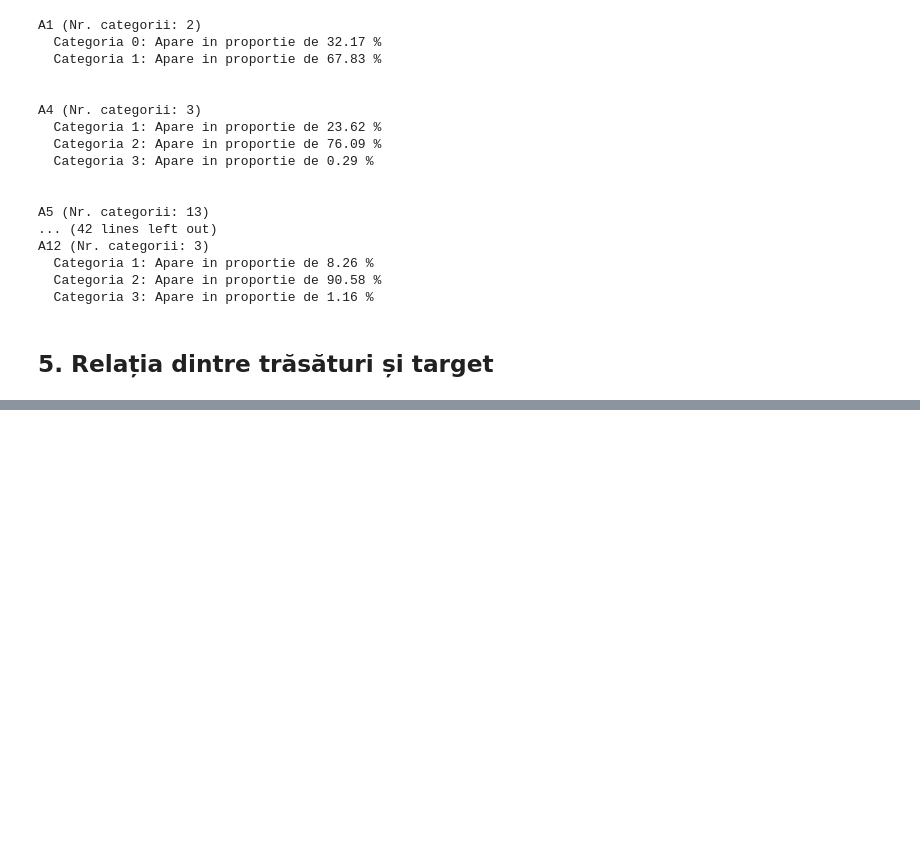
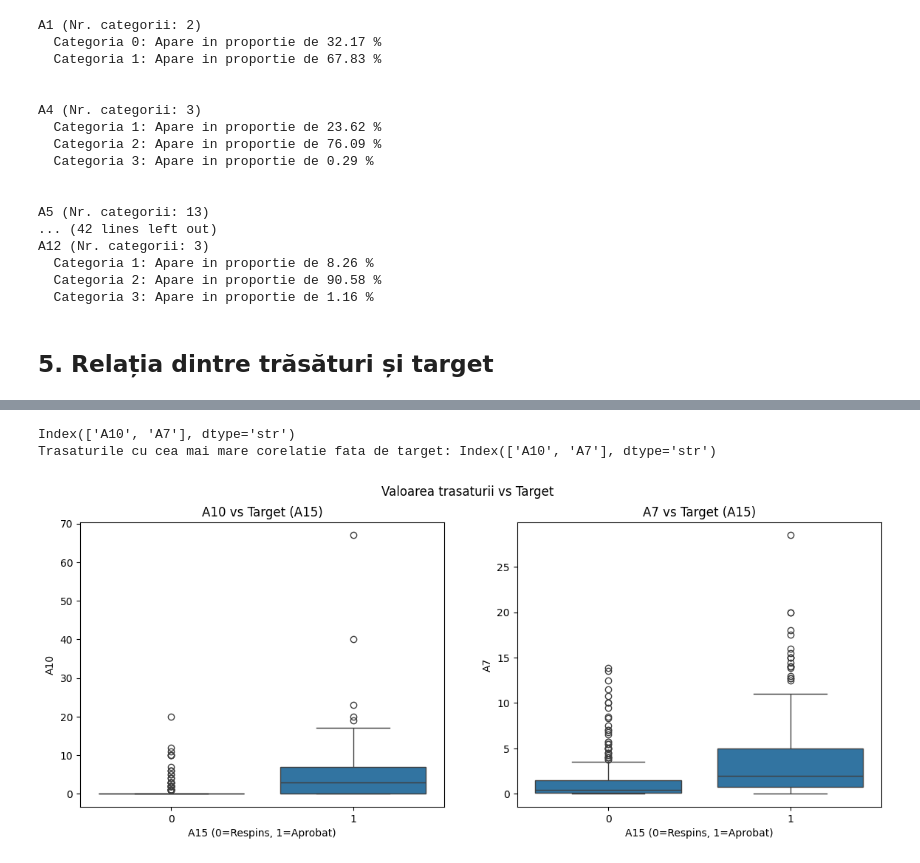
Before and after one commit to Andreiyiii/Australian-Credit-Approval, a Jupyter notebook: analiza_date.ipynb, the cells around one changed output, grey strips where cells are left out. Cells and saved outputs as stored; diff of their text form; code cells hidden in the pictures; blank space fills up the shorter version.

```diff
--- a/analiza_date.ipynb
+++ b/analiza_date.ipynb
@@ -341,3 +340,20 @@ Name: A15, dtype: float64
 A2     0.161626
 A13   -0.099972
 Name: A15, dtype: float64
+# %%
+# Grafic pentru cele 2 cele mai informative trasaturi vs target
+top2 = corr_with_target.head(2).index
+fig, axes = plt.subplots(1, 2, figsize=(14, 5))
+
+for i, col in enumerate(top2):
+    sns.boxplot(x='A15', y=col, data=df_clean, ax=axes[i])
+    axes[i].set_title(f'{col} vs Target (A15)')
+    axes[i].set_xlabel('A15 (0=Respins, 1=Aprobat)')
+    axes[i].set_ylabel(col)
+
+plt.suptitle('Valoarea trasaturii vs Target')
+plt.show()
+# %% [output]
+Index(['A10', 'A7'], dtype='str')
+Trasaturile cu cea mai mare corelatie fata de target: Index(['A10', 'A7'], dtype='str')
+[figure, added]
```
Also changed, not shown: parts of 3 cells of this notebook.
